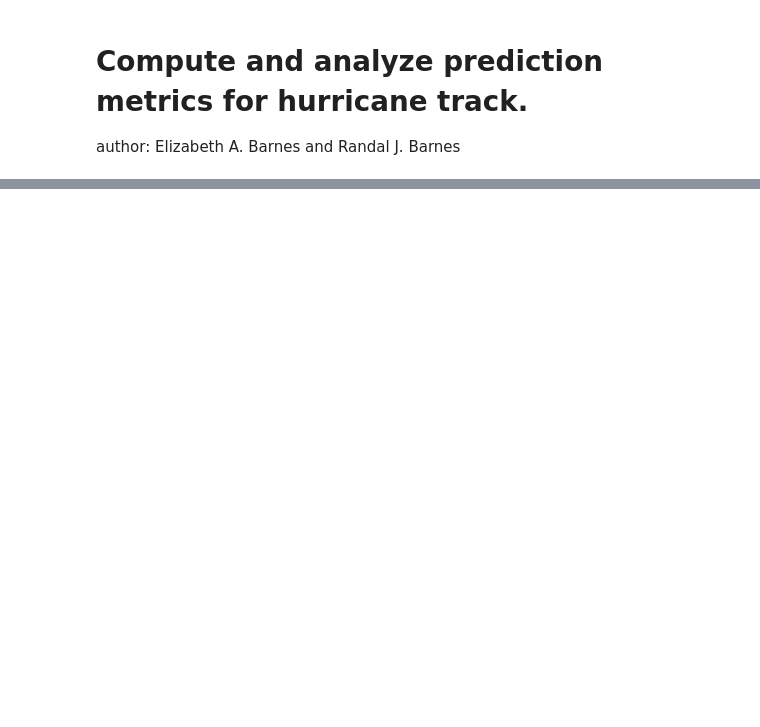
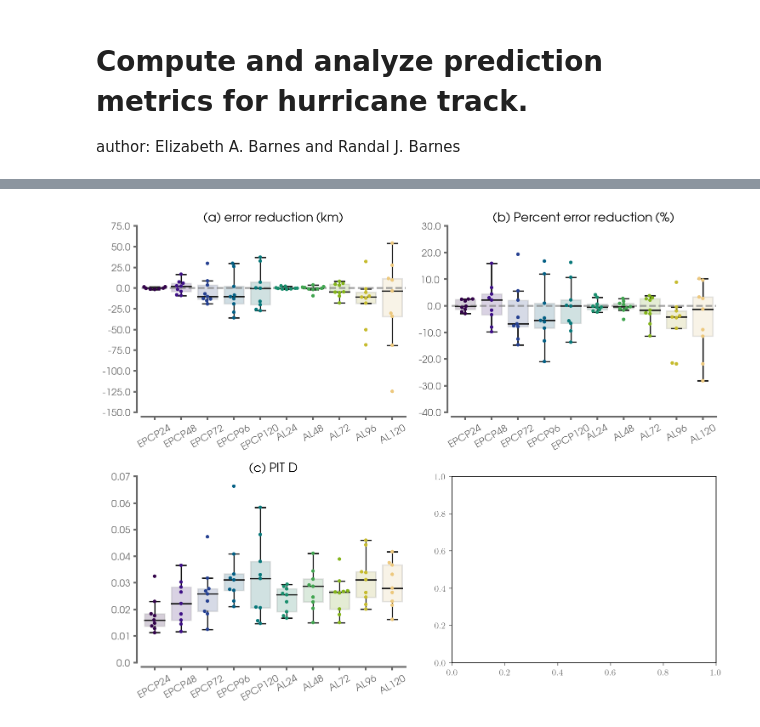
Before and after one commit to mafern/tcane_track, a Jupyter notebook: bivariate_normal/_metric_evaluation.ipynb, the cells around one changed output, grey strips where cells are left out. Cells and saved outputs as stored; diff of their text form; code cells hidden in the pictures; blank space fills up the shorter version.

Commit message:
new colormap editor cmasher and analysis plots

```diff
--- a/bivariate_normal/_metric_evaluation.ipynb
+++ b/bivariate_normal/_metric_evaluation.ipynb
@@ -32,9 +32,11 @@ import mahalanobis
 import prediction_metrics
 import pandas as pd
 import seaborn as sns
+import cmasher as cmr
 
 mpl.rcParams["figure.facecolor"] = "white"
 np.warnings.filterwarnings("ignore", category=np.VisibleDeprecationWarning)
+dpiFig = 300.
 # %%
 __author__ = "Randal J Barnes and Elizabeth A. Barnes"
 __version__ = "08 August 2022"
@@ -45,6 +47,7 @@ tf.config.set_visible_devices([], 'GPU') # turn-off tensorflow-metal if it is on
 DATA_PATH = "../data/"
 MODEL_PATH = "saved_models/"
 METRIC_PATH = "saved_predictions/"
+FIGURE_PATH = "figures/analysis_plots/"
 OVERWRITE_METRICS = False
 # %%
 EXP_NAME_LIST = (
@@ -263,8 +266,8 @@ if BEST_VAL:
 # %%
-FS = 16
+FS = 14
 
-colors = ('#D95980','#E1A730','#A9C961','#C3B1E1','#351F27') # include SHASH-BNN
-colors = ('#D95980','#A9C961','#C3B1E1','#C3B1E1','#351F27')
+colors = cmr.take_cmap_colors('cmr.rainforest', 10, cmap_range=(0.15, 0.85), return_fmt='hex')
+#plt.get_cmap('cmr.rainforest')#('#D95980','#A9C961','#C3B1E1','#C3B1E1','#351F27')
 panel_letters = ('(a)','(b)','(c)','(d)')
 x_axis_list = ("basin_lead",)#("basin_lead", "exp_name")
 
@@ -282,14 +285,14 @@ for x_axis in x_axis_list:
     f, axs = plt.subplots(2, 2, figsize=(10,8),dpi=150)
     axs = axs.flatten()
 
-    for imetric, metric in enumerate([m + metric_data for m in metric_list]):
+    for imetric, metric in enumerate(metric_list):
         ax = axs[imetric]
         g1 = sns.boxplot(x=x_axis,
                          y=metric,
-                         hue="basin_lead",
+                         # hue="uncertainty_type",
                          data=df_metrics,
                          palette=colors,
-                         width=.95,
+                         width=.75,
                          dodge=True,
                          boxprops={'alpha':.2,
                                    'edgecolor': 'gray',
@@ -298,37 +301,39 @@ for x_axis in x_axis_list:
                          ax=ax)
         g2 = sns.swarmplot(x=x_axis,
                            y=metric,
-                           hue="basin_lead",
+                           # hue="uncertainty_type",
                            palette=colors,
                            data=df_metrics,
                            size=4,
                            dodge=True,
                            ax=ax)
 
-        ax.get_legend().remove()
+        # ax.get_legend().remove()
         ax.set_title(title_text[imetric],
                      fontsize=FS,
                      color='k',
                     )
 
 
         if(metric.find('pit_D') > -1):
             ax.set_ylim(0,None)
         if(metric.find('reduction') > -1):
             ax.axhline(y=0.0,linewidth=2,linestyle='--',color='gray',alpha=.75)
 
         x_tick_labels = ax.get_xticklabels()
         y_tick_labels = ax.get_yticklabels()
         yticks = np.around(ax.get_yticks(),3)
 
         format_spines(ax)
         ax.set_xticklabels(x_tick_labels,rotation = 30,fontsize=FS*.8)
         ax.set_xlabel('')
         ax.set_yticks(yticks)
         ax.set_yticklabels(yticks,fontsize=FS*.8)
         ax.set_ylabel('')
 
 
     plt.tight_layout()
-    # plt.savefig(FIGURE_PATH + 'uq_comparisonsMetrics_leaveoneout' + APPEND_NAME + '.png', dpi=dpiFig)
+    plt.savefig(FIGURE_PATH + 'all_metrics_boxplots.png', dpi=dpiFig, bbox_inches='tight')
     plt.show()
+# %% [output]
+[figure, added]
```
Also changed, not shown: parts of 10 cells of this notebook, 1 other file.
